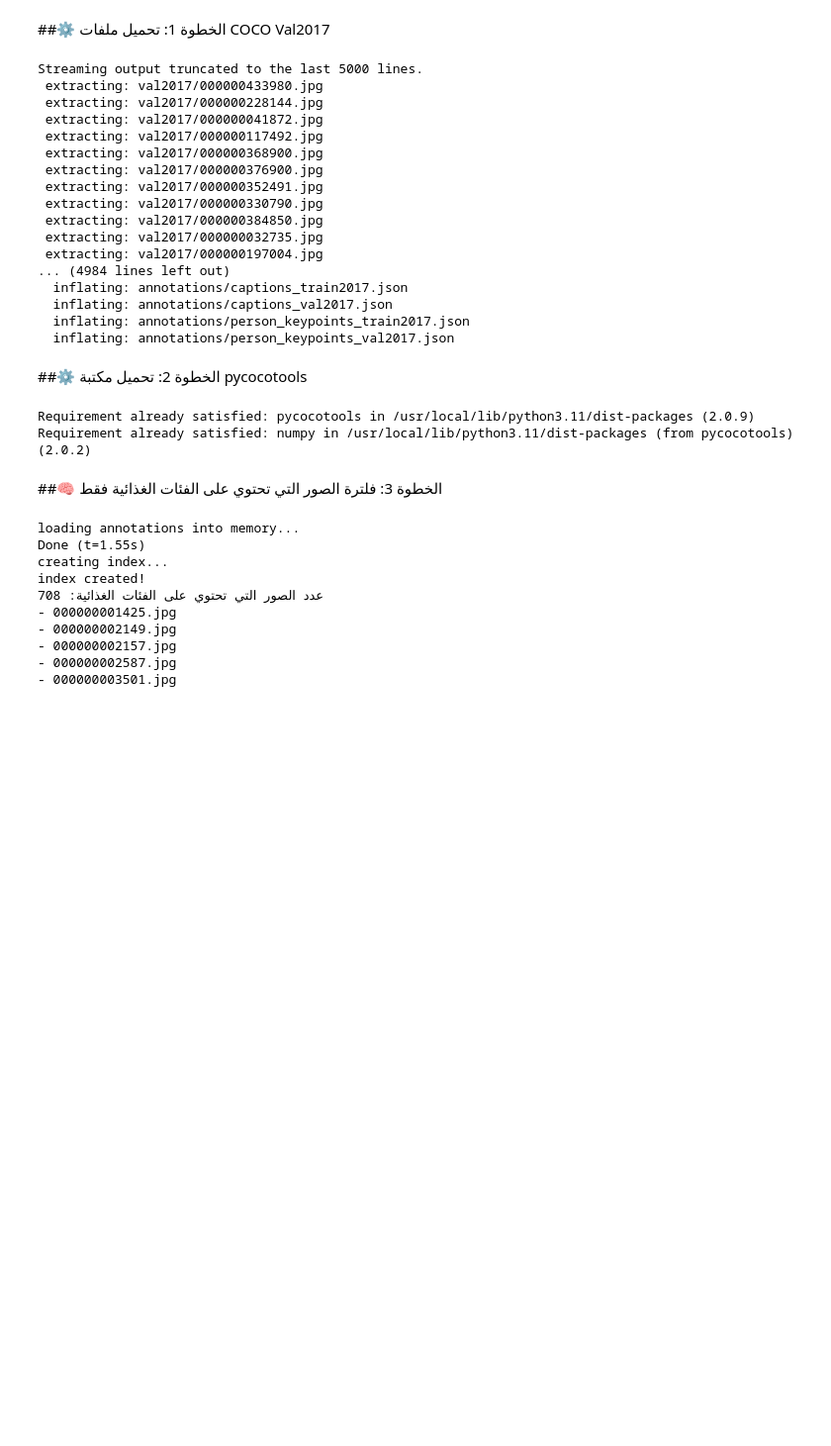
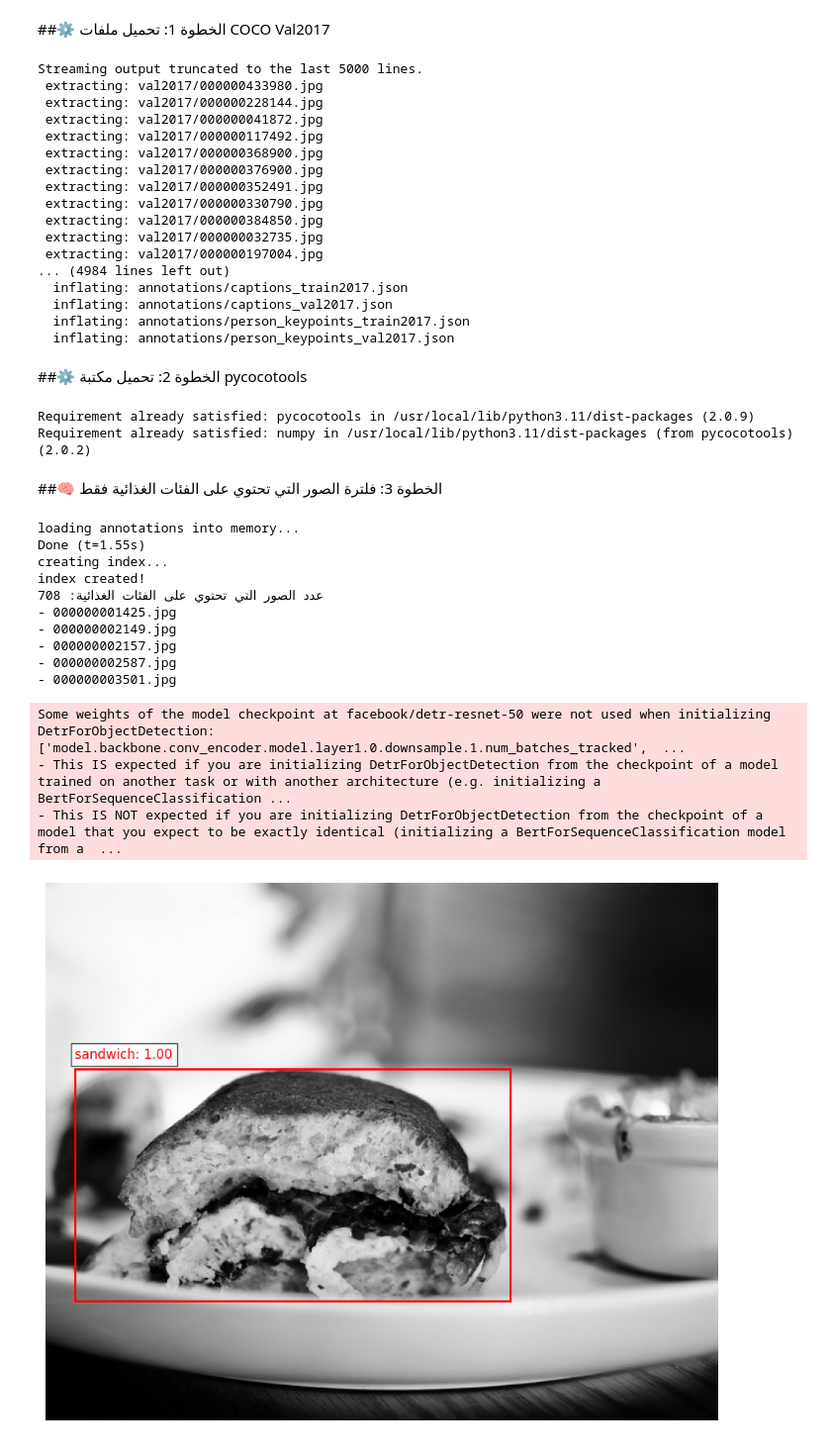
Before and after one commit to AliArabi55/Dete-net-50, a Jupyter notebook: Copy_of_detr_resnet_50.ipynb, the cells around one changed output. Shown at 99% size. Saved outputs shown, nothing was run; the diff lists cells and outputs as text; code cells hidden in the pictures; blank space fills up the shorter version.

Commit message:
Implement DETR inference and visualization for food objects

```diff
--- a/Copy_of_detr_resnet_50.ipynb
+++ b/Copy_of_detr_resnet_50.ipynb
@@ -272,3 +272,50 @@ index created!
 - 000000002157.jpg
 - 000000002587.jpg
 - 000000003501.jpg
+# %%
+from PIL import Image
+import requests
+import matplotlib.pyplot as plt
+import matplotlib.patches as patches
+from transformers import DetrImageProcessor, DetrForObjectDetection
+import torch
+
+# تحميل النموذج
+processor = DetrImageProcessor.from_pretrained("facebook/detr-resnet-50")
+model = DetrForObjectDetection.from_pretrained("facebook/detr-resnet-50")
+
+# تحميل صورة عشوائية من الصور المحتوية على طعام
+img_info = coco.loadImgs(image_ids_with_food[0])[0]
+img_path = os.path.join("coco/val2017", img_info["file_name"])
+image = Image.open(img_path).convert("RGB")
+
+# تجهيز الصورة
+inputs = processor(images=image, return_tensors="pt")
+with torch.no_grad():
+    outputs = model(**inputs)
+
+# الحصول على النتائج
+target_sizes = torch.tensor([image.size[::-1]])
+results = processor.post_process_object_detection(outputs, target_sizes=target_sizes, threshold=0.9)[0]
+
+# رسم النتائج
+fig, ax = plt.subplots(1, figsize=(12, 9))
+ax.imshow(image)
+for score, label, box in zip(results["scores"], results["labels"], results["boxes"]):
+    label_name = model.config.id2label[label.item()]
+    if label.item() in food_cat_ids:  # عرض فقط الفئات الغذائية
+        box = [round(i, 2) for i in box.tolist()]
+        confidence = round(score.item(), 3)
+        rect = patches.Rectangle((box[0], box[1]), box[2] - box[0], box[3] - box[1],
+                                 linewidth=2, edgecolor='red', facecolor='none')
+        ax.add_patch(rect)
+        ax.text(box[0], box[1] - 10, f"{label_name}: {confidence:.2f}",
+                color='red', fontsize=12,
+                bbox=dict(facecolor='white', alpha=0.7))
+plt.axis('off')
+plt.show()
+# %% [output]
+Some weights of the model checkpoint at facebook/detr-resnet-50 were not used when initializing DetrForObjectDetection: ['model.backbone.conv_encoder.model.layer1.0.downsample.1.num_batches_tracked',  ...
+- This IS expected if you are initializing DetrForObjectDetection from the checkpoint of a model trained on another task or with another architecture (e.g. initializing a BertForSequenceClassification ...
+- This IS NOT expected if you are initializing DetrForObjectDetection from the checkpoint of a model that you expect to be exactly identical (initializing a BertForSequenceClassification model from a  ...
+[figure, added]
```
